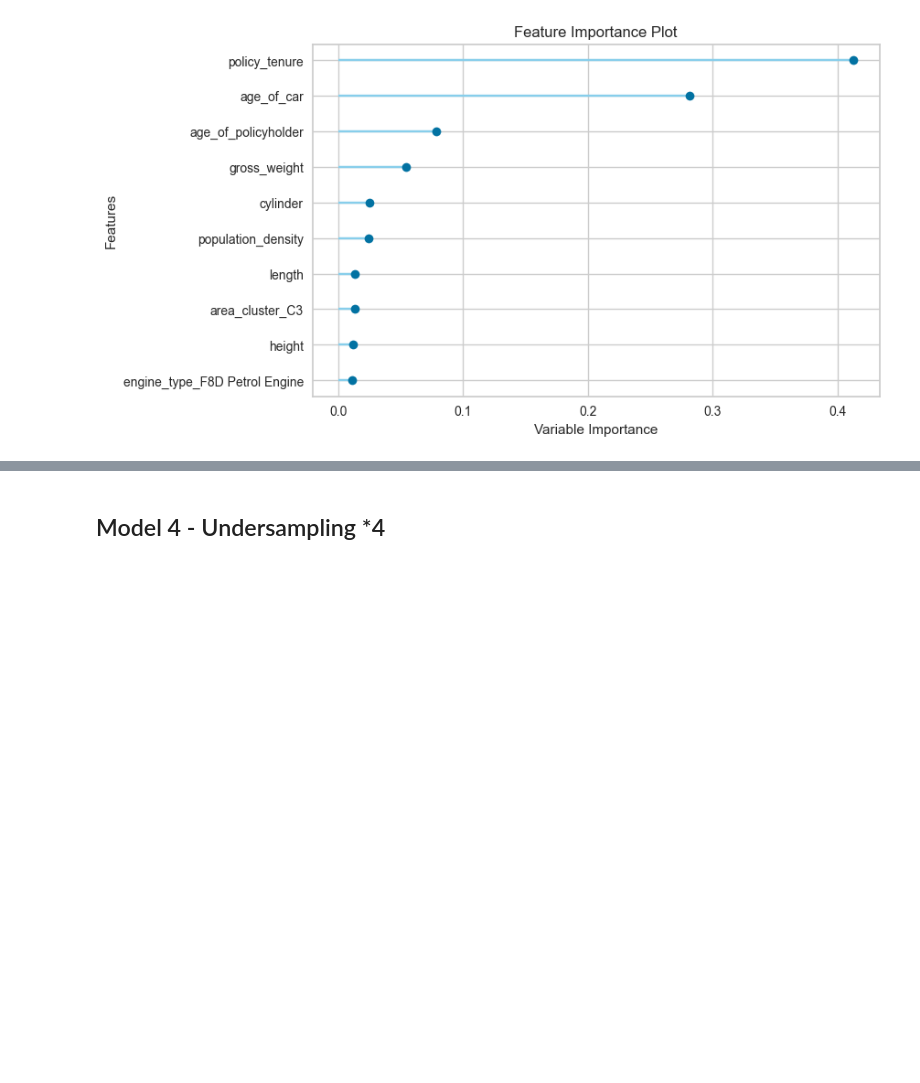
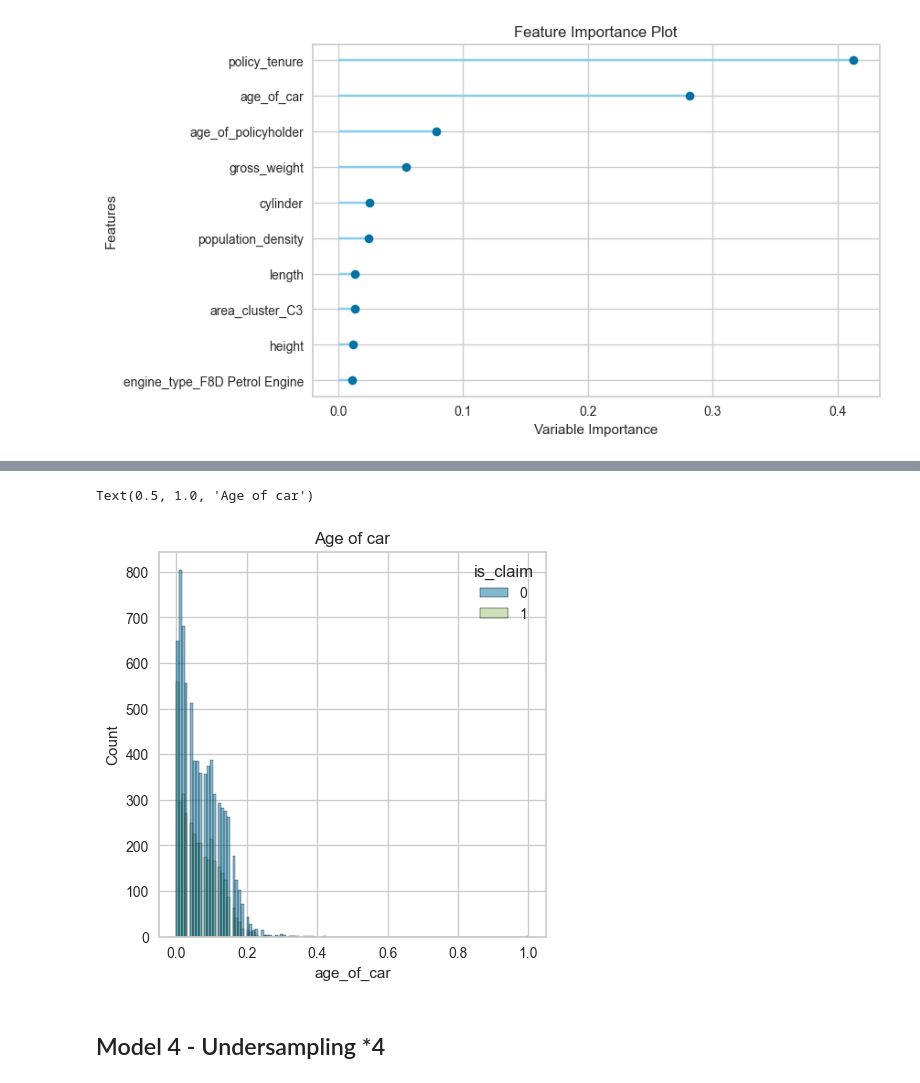
Before and after one commit to AI-13/Car-Insurance-Claim-Prediction, a Jupyter notebook: Car Insurance Claim Modelling 1.ipynb, the cells around one changed output, grey strips where cells are left out. Saved outputs shown, nothing was run; the diff lists cells and outputs as text; code cells hidden in the pictures; blank space fills up the shorter version.

```diff
--- a/Car Insurance Claim Modelling 1.ipynb
+++ b/Car Insurance Claim Modelling 1.ipynb
@@ -844,3 +859,12 @@ plot_model(output3, plot = 'feature')
+# %%
+# plot
+fig, ax = plt.subplots(figsize=(5, 5))
+sns.histplot(data=DF2_Undersampled, x='age_of_car', hue='is_claim', stat='count')
+sns.color_palette("tab10")
+ax.set_title('Age of car')
+# %% [output]
+Text(0.5, 1.0, 'Age of car')
+[figure, added]
 # %% [markdown]
 ## Model 4 - Undersampling *4
 # %% [markdown]
```
Also changed, not shown: parts of 8 cells of this notebook, 1 other file.
